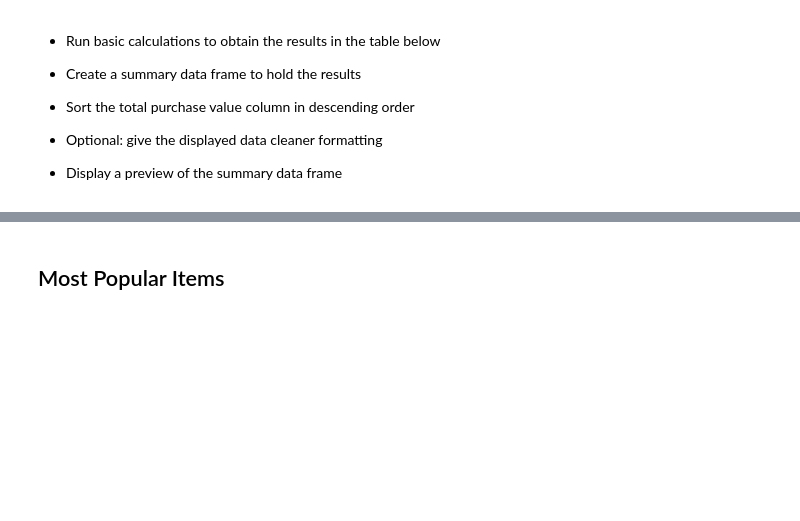
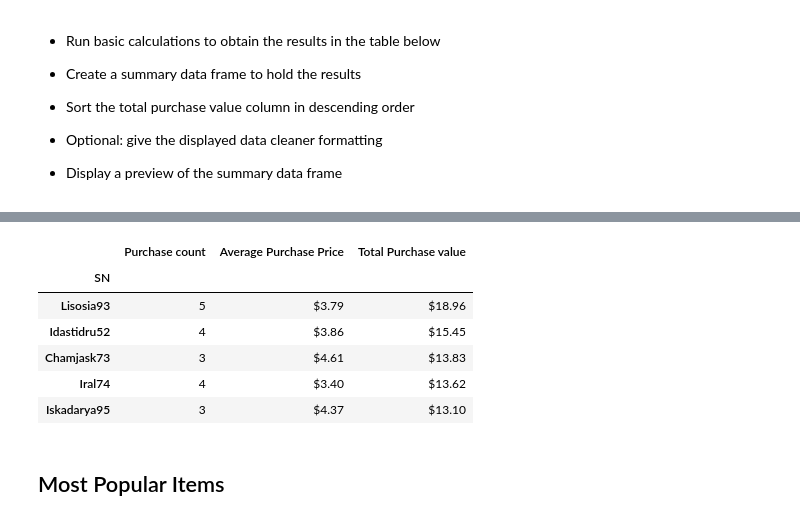
Before and after one commit to nguyenpe17/pandas-challenge, a Jupyter notebook: HeroesOfPymoli/HeroesOfPymoli_starter.ipynb, the cells around one changed output, grey strips where cells are left out. Saved outputs shown, nothing was run; the diff lists cells and outputs as text; code cells hidden in the pictures; blank space fills up the shorter version.

```diff
--- a/HeroesOfPymoli/HeroesOfPymoli_starter.ipynb
+++ b/HeroesOfPymoli/HeroesOfPymoli_starter.ipynb
@@ -263,3 +281,35 @@ NameError: name 'pd' is not defined
+# %%
+# Top Spenders
+
+# Set variable and groupby for screen name
+pymoli_SN_group = pymoli_data.groupby("SN")
+
+# Calculations for purchase count, avg. purchase price, total purchase value , average purchase per person
+purchase_count = pymoli_SN_group["Age"].count()
+avg_purchase = pymoli_SN_group["Price"].mean()
+total_purchase_value = pymoli_SN_group["Price"].sum()
+
+# Data Frame for calculations
+Top_spenders = pd.DataFrame({"Purchase count":purchase_count,"Average Purchase Price":avg_purchase,
+                           "Total Purchase value":total_purchase_value})
+
+# Sort the total purchase value column in descending order
+Top_spenders = Top_spenders.sort_values("Total Purchase value", ascending = False)
+
+# Display + format result
+Top_spenders["Average Purchase Price"] = Top_spenders["Average Purchase Price"].map("${:.2f}".format)
+
+Top_spenders["Total Purchase value"]  = Top_spenders["Total Purchase value"].map("${:,.2f}".format)
+
+Top_spenders.head()
+# %% [output]
+|  | Purchase count | Average Purchase Price | Total Purchase value |
+| SN |  |  |  |
+| Lisosia93 | 5 | $3.79 | $18.96 |
+| Idastidru52 | 4 | $3.86 | $15.45 |
+| Chamjask73 | 3 | $4.61 | $13.83 |
+| Iral74 | 4 | $3.40 | $13.62 |
+| Iskadarya95 | 3 | $4.37 | $13.10 |
 # %% [markdown]
 ## Most Popular Items
 # %% [markdown]
```
Also changed, not shown: parts of 9 cells of this notebook.
